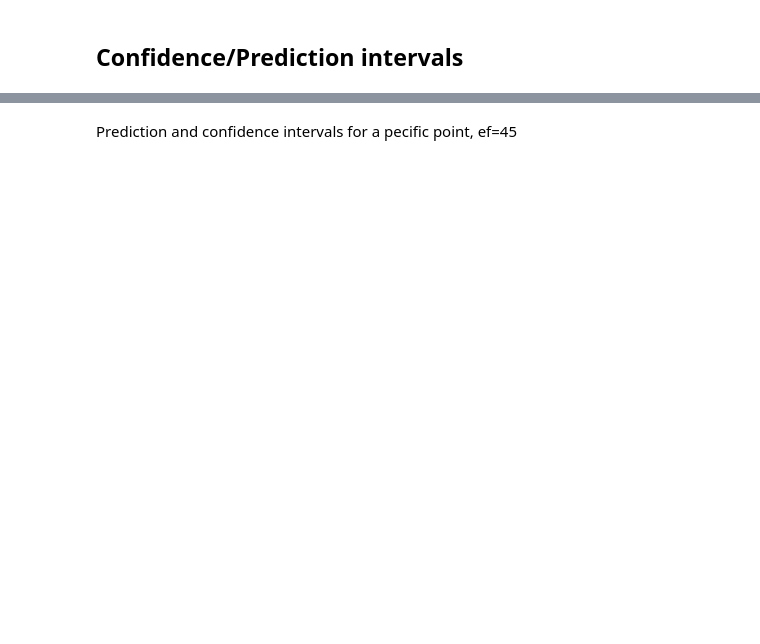
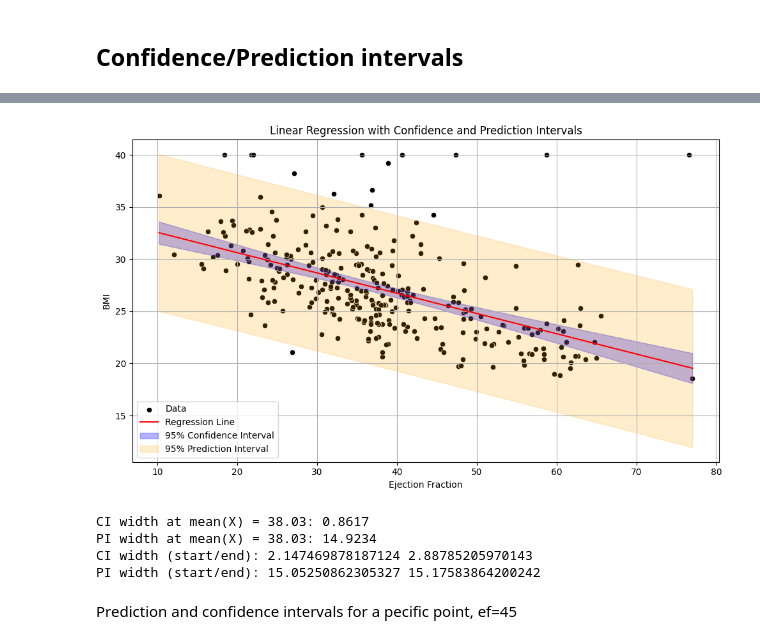
Before and after one commit to Thomas-Fabbris/applied-statistics-polimi, a Jupyter notebook: Labs/Lab_V_2026.ipynb, the cells around one changed output, grey strips where cells are left out. Cells and saved outputs as stored; diff of their text form; code cells hidden in the pictures; blank space fills up the shorter version.

```diff
--- a/Labs/Lab_V_2026.ipynb
+++ b/Labs/Lab_V_2026.ipynb
@@ -41,7 +41,8 @@ drive.mount('/content/drive')
 # %% [output]
 Mounted at /content/drive
 # %%
-df = pd.read_csv('/content/drive/MyDrive/_Polimi/StatAppHPC/heart_failure_clinical_records_dataset_smhd.csv')
+df = pd.read_csv(
+    '/content/drive/MyDrive/Applied Statistics/Datasets/heart_failure_clinical_records_dataset_smhd.csv')
 # %%
 df
 # %% [output]
@@ -121,30 +218,35 @@ sns.lineplot(x=X_plot[:,1],y=y_plot,color='red')
 # %%
 X_plot = np.linspace(X.min(), X.max(), 100).reshape(-1, 1)
 X_plot_const = sm.add_constant(X_plot)
 
 # Predict with confidence intervals
 predictions = results.get_prediction(X_plot_const)
 summary_frame = predictions.summary_frame(alpha=0.05)  # 95% intervals
 
 # Extract the values
 y_pred = summary_frame['mean']
 ci_lower = summary_frame['mean_ci_lower']
 ci_upper = summary_frame['mean_ci_upper']
 pi_lower = summary_frame['obs_ci_lower']
 pi_upper = summary_frame['obs_ci_upper']
 
 plt.figure(figsize=(10, 6))
-sns.scatterplot(x=df['ejection_fraction'], y=df['bmi'], label='Data', color='black')
+sns.scatterplot(x=df['ejection_fraction'], y=df['bmi'],
+                label='Data', color='black')
 plt.plot(X_plot, y_pred, color='red', label='Regression Line')
-plt.fill_between(X_plot.flatten(), ci_lower, ci_upper, color='blue', alpha=0.3, label='95% Confidence Interval')
-plt.fill_between(X_plot.flatten(), pi_lower, pi_upper, color='orange', alpha=0.2, label='95% Prediction Interval')
+plt.fill_between(X_plot.flatten(), ci_lower, ci_upper,
+                 color='blue', alpha=0.3, label='95% Confidence Interval')
+plt.fill_between(X_plot.flatten(), pi_lower, pi_upper,
+                 color='orange', alpha=0.2, label='95% Prediction Interval')
 plt.xlabel('Ejection Fraction')
 plt.ylabel('BMI')
 plt.title('Linear Regression with Confidence and Prediction Intervals')
 plt.legend()
 plt.grid(True)
 plt.tight_layout()
 plt.show()
+# %% [output]
+[figure, added]
 # %%
 x_mean = X.mean()
 idx_closest = np.argmin(np.abs(X_plot.flatten() - x_mean))
@@ -155,8 +257,15 @@ pi_width_at_mean = pi_upper.iloc[idx_closest] - pi_lower.iloc[idx_closest]
 print(f'CI width at mean(X) = {x_mean:.2f}: {ci_width_at_mean:.4f}')
 print(f'PI width at mean(X) = {x_mean:.2f}: {pi_width_at_mean:.4f}')
 
-print("CI width (start/end):", ci_upper.iloc[0] - ci_lower.iloc[0], ci_upper.iloc[-1] - ci_lower.iloc[-1])
-print("PI width (start/end):", pi_upper.iloc[0] - pi_lower.iloc[0], pi_upper.iloc[-1] - pi_lower.iloc[-1])
+print("CI width (start/end):",
+      ci_upper.iloc[0] - ci_lower.iloc[0], ci_upper.iloc[-1] - ci_lower.iloc[-1])
+print("PI width (start/end):",
+      pi_upper.iloc[0] - pi_lower.iloc[0], pi_upper.iloc[-1] - pi_lower.iloc[-1])
+# %% [output]
+CI width at mean(X) = 38.03: 0.8617
+PI width at mean(X) = 38.03: 14.9234
+CI width (start/end): 2.147469878187124 2.88785205970143
+PI width (start/end): 15.05250862305327 15.17583864200242
 # %% [markdown]
 Prediction and confidence intervals for a pecific point, ef=45
 # %%
```
Also changed, not shown: parts of 119 cells of this notebook.
